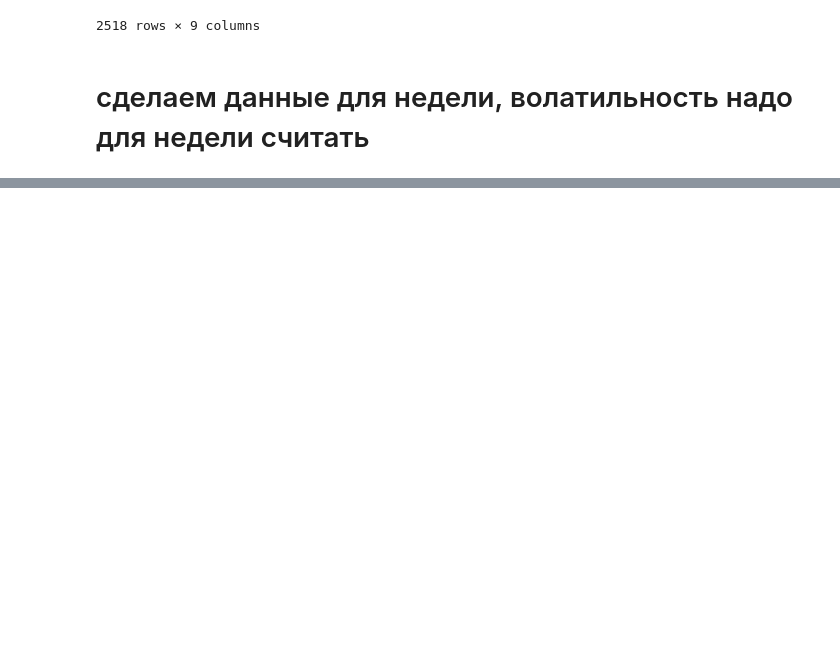
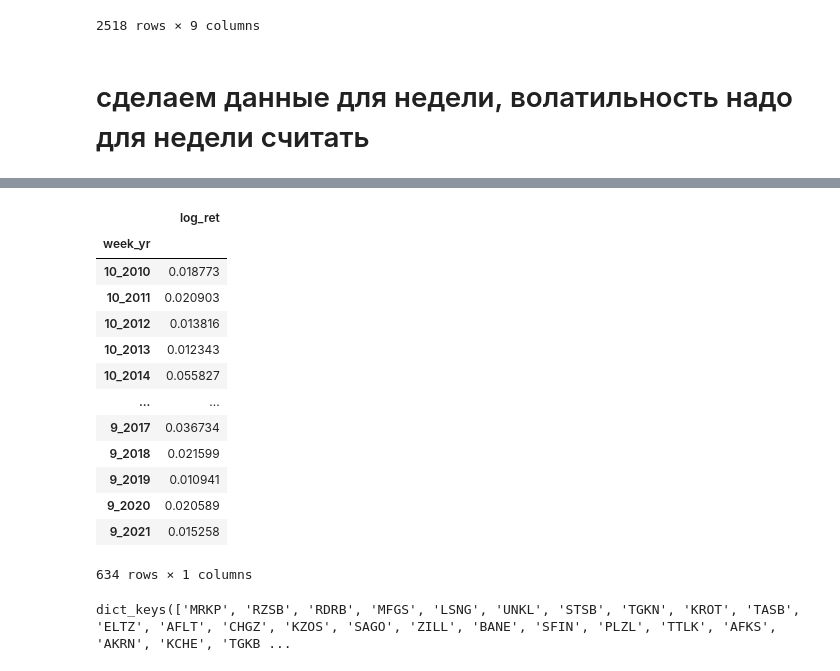
Before and after one commit to damnpav/news_analysis, a Jupyter notebook: _1_quotes.ipynb, the cells around one changed output, grey strips where cells are left out. Cells and saved outputs as stored; diff of their text form; code cells hidden in the pictures; blank space fills up the shorter version.

```diff
--- a/_1_quotes.ipynb
+++ b/_1_quotes.ipynb
@@ -381,0 +345,17 @@ for key_val in selected_quotes.keys():
+# %%
+mrkp_df[['week_yr', 'log_ret']].groupby('week_yr').agg({'log_ret': 'std'})
+# %% [output]
+|  | log_ret |
+| week_yr |  |
+| 10_2010 | 0.018773 |
+| 10_2011 | 0.020903 |
+| 10_2012 | 0.013816 |
+| 10_2013 | 0.012343 |
+| 10_2014 | 0.055827 |
+| ... | ... |
+| 9_2017 | 0.036734 |
+| 9_2018 | 0.021599 |
+| 9_2019 | 0.010941 |
+| 9_2020 | 0.020589 |
+| 9_2021 | 0.015258 |
+634 rows × 1 columns
@@ -381,0 +373,4 @@ for key_val in selected_quotes.keys():
+# %%
+week_vol_dict.keys()
+# %% [output]
+dict_keys(['MRKP', 'RZSB', 'RDRB', 'MFGS', 'LSNG', 'UNKL', 'STSB', 'TGKN', 'KROT', 'TASB', 'ELTZ', 'AFLT', 'CHGZ', 'KZOS', 'SAGO', 'ZILL', 'BANE', 'SFIN', 'PLZL', 'TTLK', 'AFKS', 'AKRN', 'KCHE', 'TGKB ...
```
Also changed, not shown: parts of 22 cells of this notebook, 1 other file.
